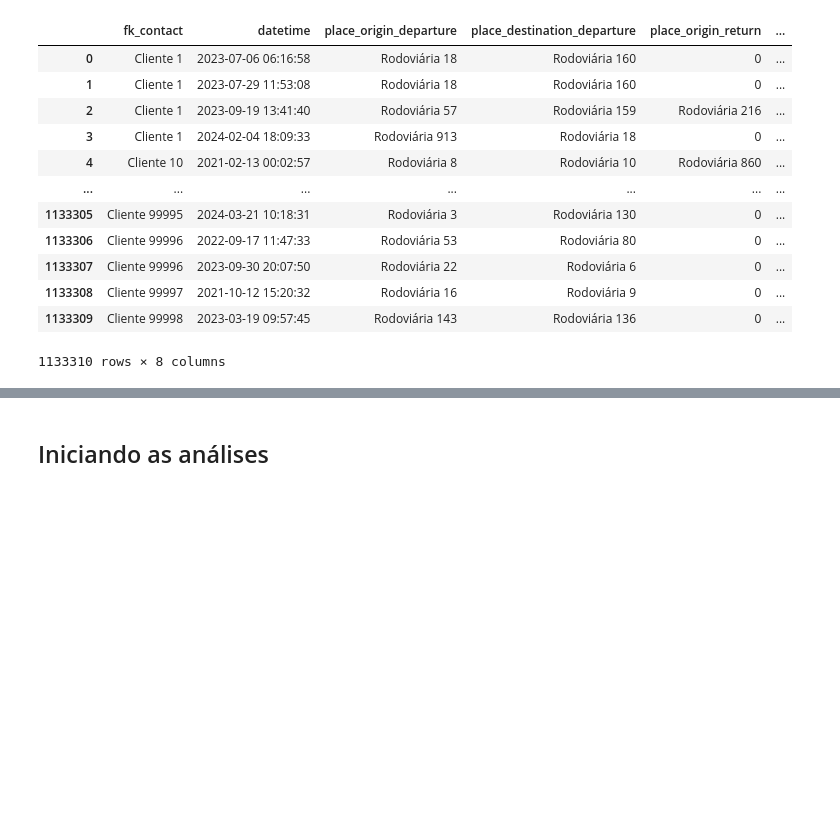
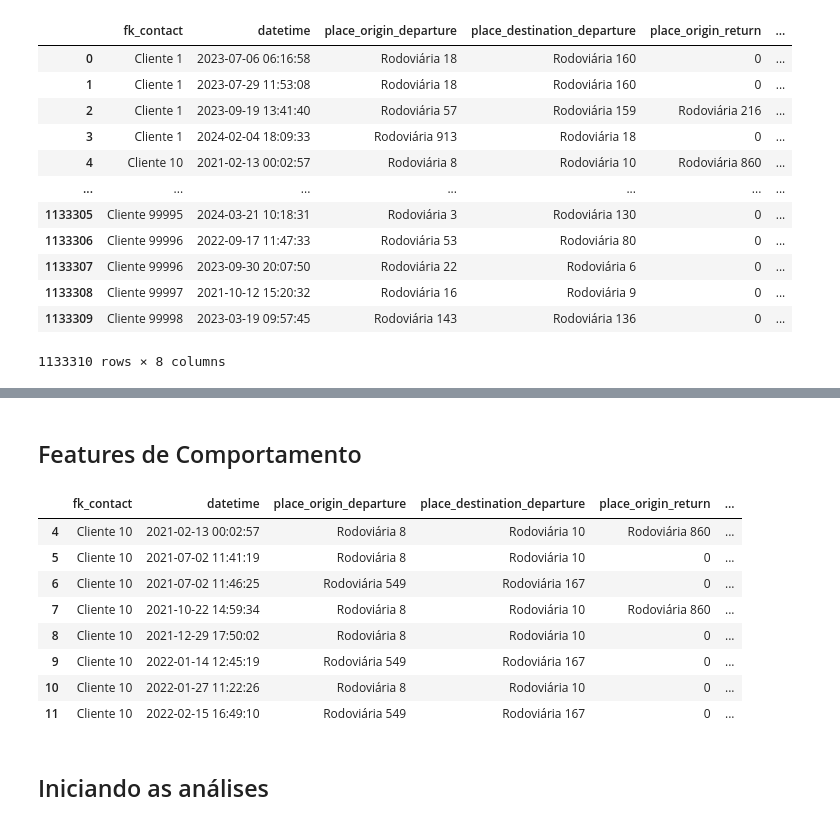
Before and after one commit to PedroHSSoares-Dev/ClickBus, a Jupyter notebook: Desafios/desafio2/notebooks/tratamento.ipynb, the cells around one changed output, grey strips where cells are left out. Drawn from its saved outputs; the diff is of its cells as text; code cells hidden in the pictures; blank space fills up the shorter version.

Commit message:
feat: tratamento dos dados para o modelo de treinamento

```diff
--- a/Desafios/desafio2/notebooks/tratamento.ipynb
+++ b/Desafios/desafio2/notebooks/tratamento.ipynb
@@ -129,0 +132,8 @@ df_predict
+# %%
+df_predict['dia_da_semana'] = df_predict['datetime'].dt.dayofweek
+df_predict['dia_do_mes'] = df_predict['datetime'].dt.day
+df_predict['mes'] = df_predict['datetime'].dt.month
+df_predict['ano'] = df_predict['datetime'].dt.year
+df_predict['semana_do_ano'] = df_predict['datetime'].dt.isocalendar().week.astype(int)
+
+display(df_predict.head())
@@ -130,3 +164,37 @@ df_predict
+# %% [markdown]
+## Features de Comportamento
+# %%
+df_predict = df_predict.sort_values(by=['fk_contact', 'datetime'])
+
+# Agrupa por cliente para calcular o histórico individualmente
+grouped = df_predict.groupby('fk_contact')
+
+# Usa expanding() para criar features cumulativas
+df_predict['gasto_medio_acumulado'] = grouped['gmv_success'].expanding().mean().reset_index(level=0, drop=True)
+df_predict['qtd_compras_acumulada'] = grouped['gmv_success'].expanding().count().reset_index(level=0, drop=True)
+df_predict['gasto_max_acumulado'] = grouped['gmv_success'].expanding().max().reset_index(level=0, drop=True)
+
+# Usa shift(1) para garantir que estamos usando o histórico *antes* da compra atual
+# Isso é crucial para evitar vazamento de dados (data leakage)
+df_predict['gasto_medio_acumulado'] = grouped['gasto_medio_acumulado'].shift(1)
+df_predict['qtd_compras_acumulada'] = grouped['qtd_compras_acumulada'].shift(1)
+df_predict['gasto_max_acumulado'] = grouped['gasto_max_acumulado'].shift(1)
+
+# A primeira compra de cada cliente terá valores nulos após o shift, preenchemos com 0
+df_predict.fillna(0, inplace=True)
+
+# Exibe o resultado para um cliente para validação
+display(df_predict[df_predict['fk_contact'] == 'Cliente 10'])
+# %% [output]
+|  | fk_contact | datetime | place_origin_departure | place_destination_departure | place_origin_return | ... |
+| 4 | Cliente 10 | 2021-02-13 00:02:57 | Rodoviária 8 | Rodoviária 10 | Rodoviária 860 | ... |
+| 5 | Cliente 10 | 2021-07-02 11:41:19 | Rodoviária 8 | Rodoviária 10 | 0 | ... |
+| 6 | Cliente 10 | 2021-07-02 11:46:25 | Rodoviária 549 | Rodoviária 167 | 0 | ... |
+| 7 | Cliente 10 | 2021-10-22 14:59:34 | Rodoviária 8 | Rodoviária 10 | Rodoviária 860 | ... |
+| 8 | Cliente 10 | 2021-12-29 17:50:02 | Rodoviária 8 | Rodoviária 10 | 0 | ... |
+| 9 | Cliente 10 | 2022-01-14 12:45:19 | Rodoviária 549 | Rodoviária 167 | 0 | ... |
+| 10 | Cliente 10 | 2022-01-27 11:22:26 | Rodoviária 8 | Rodoviária 10 | 0 | ... |
+| 11 | Cliente 10 | 2022-02-15 16:49:10 | Rodoviária 549 | Rodoviária 167 | 0 | ... |
 # %% [markdown]
 ## Iniciando as análises
 # %% [markdown]
```
Also changed, not shown: parts of 9 cells of this notebook.
